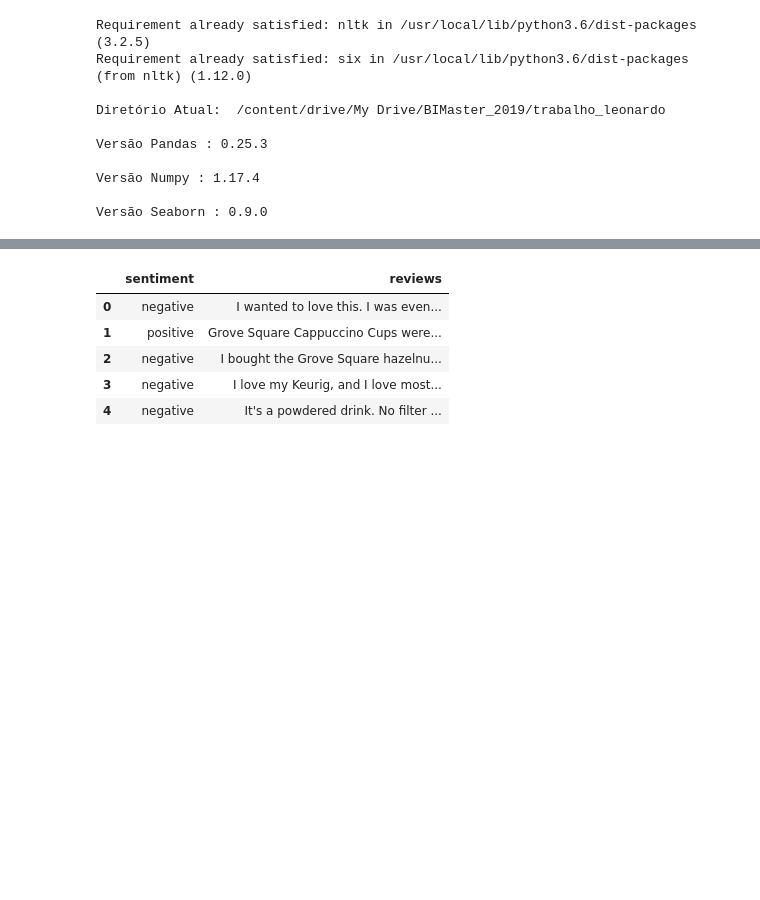
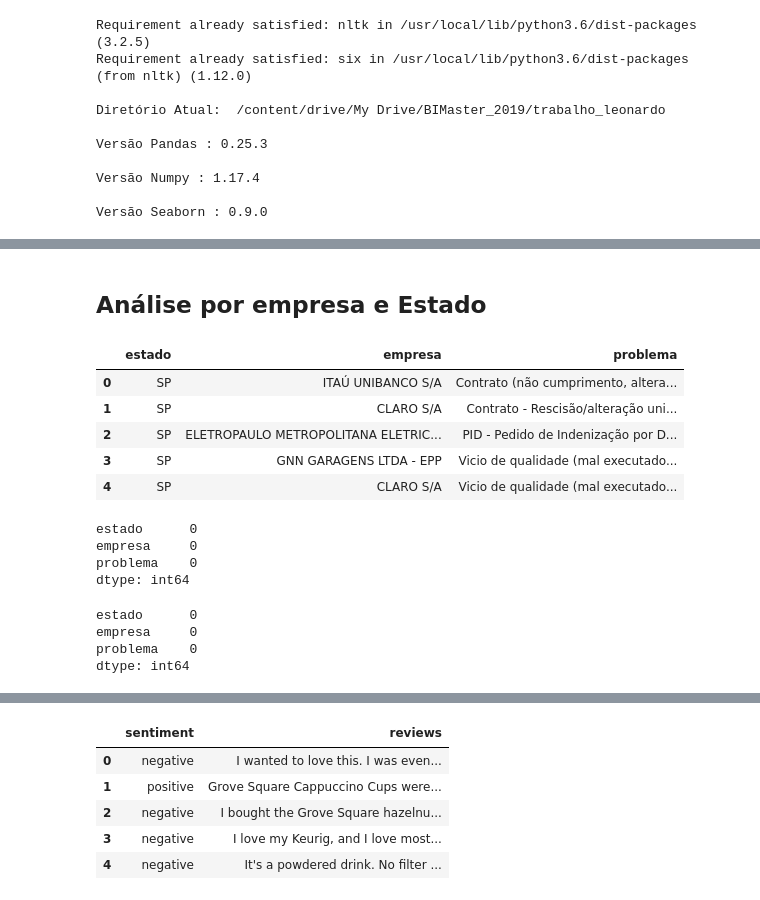
Before and after one commit to barrosm/text_mining, a Jupyter notebook: trabalho_final_Monica_Barros.ipynb, the cells around one changed output, grey strips where cells are left out. Saved outputs shown, nothing was run; the diff lists cells and outputs as text; code cells hidden in the pictures; blank space fills up the shorter version.

```diff
--- a/trabalho_final_Monica_Barros.ipynb
+++ b/trabalho_final_Monica_Barros.ipynb
@@ -72,0 +78,2 @@ Versão Seaborn : 0.9.0
+# %%
+df = pd.read_csv('base reclamações.csv', sep = ';', encoding = 'latin1')
@@ -72,0 +87,3 @@ Versão Seaborn : 0.9.0
+# %%
+# Renomeando a última coluna
+df.columns = ['Regiao ','estado','empresa','subsidiaria  ','area ','serviço','problema','faixa etaria']
@@ -72,0 +123,29 @@ Versão Seaborn : 0.9.0
+# %% [markdown]
+## Análise por empresa e Estado
+# %%
+# Cria uma cópia do dataframe original com apenas 3 colunas, calcula o número de NaNs e elimina-os
+df2 = df.copy()
+df2 = df2[['estado', 'empresa', 'problema']]
+df2.head()
+# %% [output]
+|  | estado | empresa | problema |
+| 0 | SP | ITAÚ UNIBANCO S/A | Contrato (não cumprimento, altera... |
+| 1 | SP | CLARO S/A | Contrato - Rescisão/alteração uni... |
+| 2 | SP | ELETROPAULO METROPOLITANA ELETRIC... | PID - Pedido de Indenização por D... |
+| 3 | SP | GNN GARAGENS LTDA - EPP | Vicio de qualidade (mal executado... |
+| 4 | SP | CLARO S/A | Vicio de qualidade (mal executado... |
+# %%
+df2.isna().sum()
+# %% [output]
+estado      0
+empresa     0
+problema    0
+dtype: int64
+# %%
+df2 = df2.dropna()
+df2.isna().sum()
+# %% [output]
+estado      0
+empresa     0
+problema    0
+dtype: int64
```
Also changed, not shown: parts of 21 cells of this notebook.
